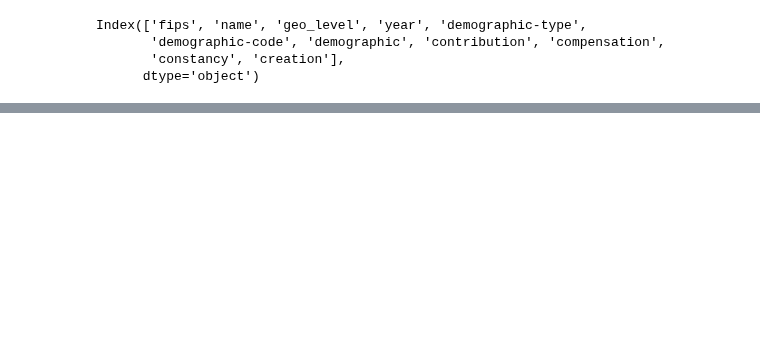
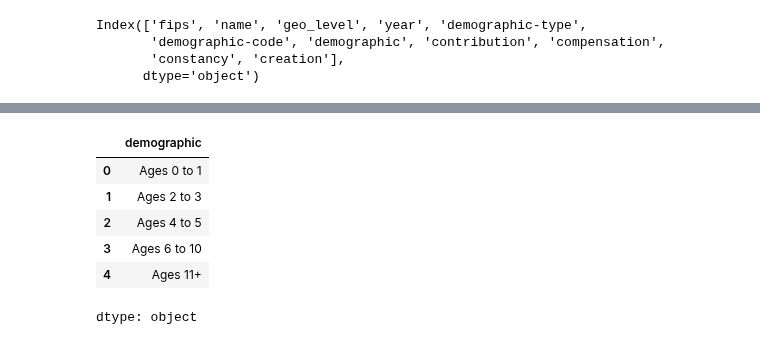
Before and after one commit to shirleyrutgers/DataVis, a Jupyter notebook: ps0.ipynb, the cells around one changed output, grey strips where cells are left out. Saved outputs shown, nothing was run; the diff lists cells and outputs as text; code cells hidden in the pictures; blank space fills up the shorter version.

```diff
--- a/ps0.ipynb
+++ b/ps0.ipynb
@@ -156,3 +156,13 @@ eji_nj2001_2020.tail(2)
 |  | fips | name | geo_level | year | demographic-type | demographic-code | demographic | contribution | ... |
 | 98 | 34 | New Jersey | S | 2020 | Age of Business | 4 | Ages 6 to 10 | 0.079645 | ... |
 | 99 | 34 | New Jersey | S | 2020 | Age of Business | 5 | Ages 11+ | 0.822962 | ... |
+# %%
+eji_nj2001_2020["demographic"][0:5] #subset or slice
+# %% [output]
+|  | demographic |
+| 0 | Ages 0 to 1 |
+| 1 | Ages 2 to 3 |
+| 2 | Ages 4 to 5 |
+| 3 | Ages 6 to 10 |
+| 4 | Ages 11+ |
+dtype: object
```
Also changed, not shown: parts of 4 cells of this notebook.
